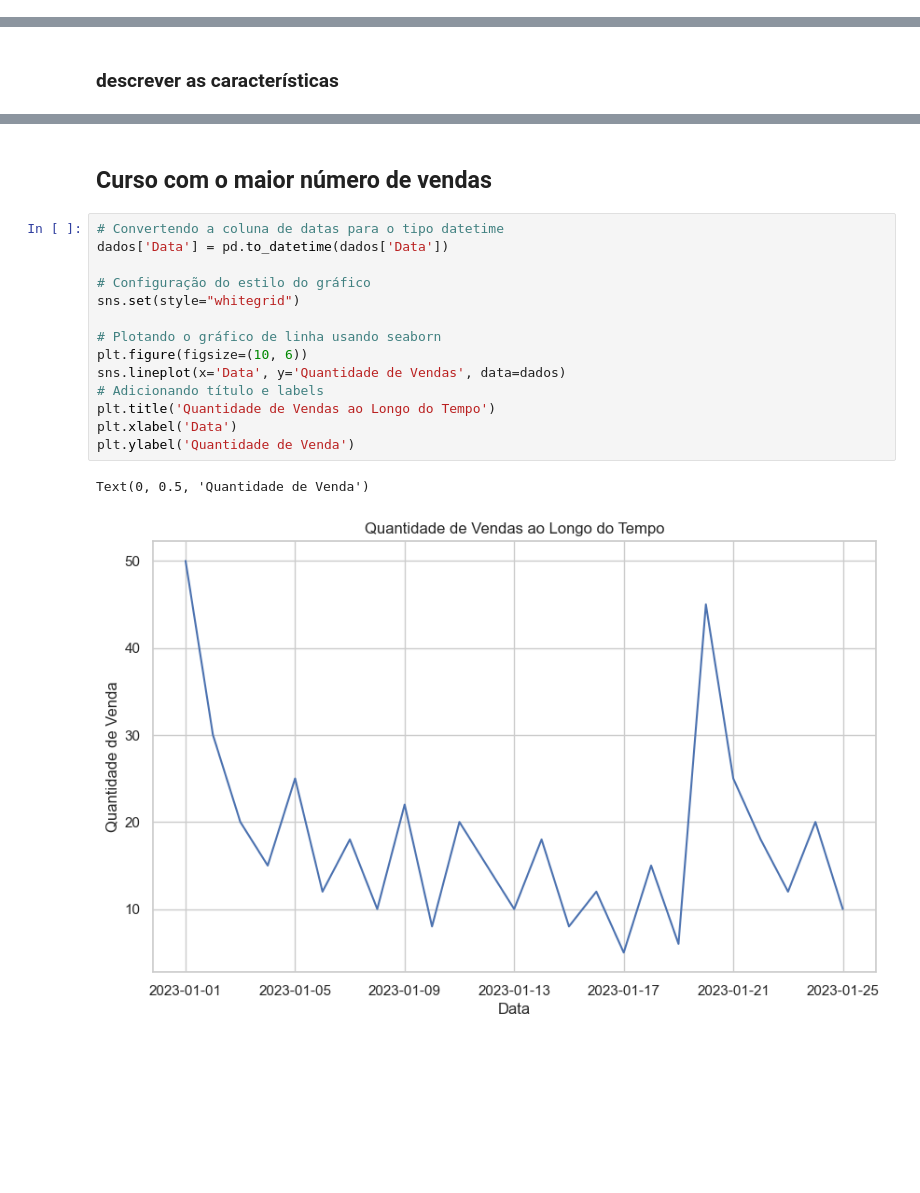
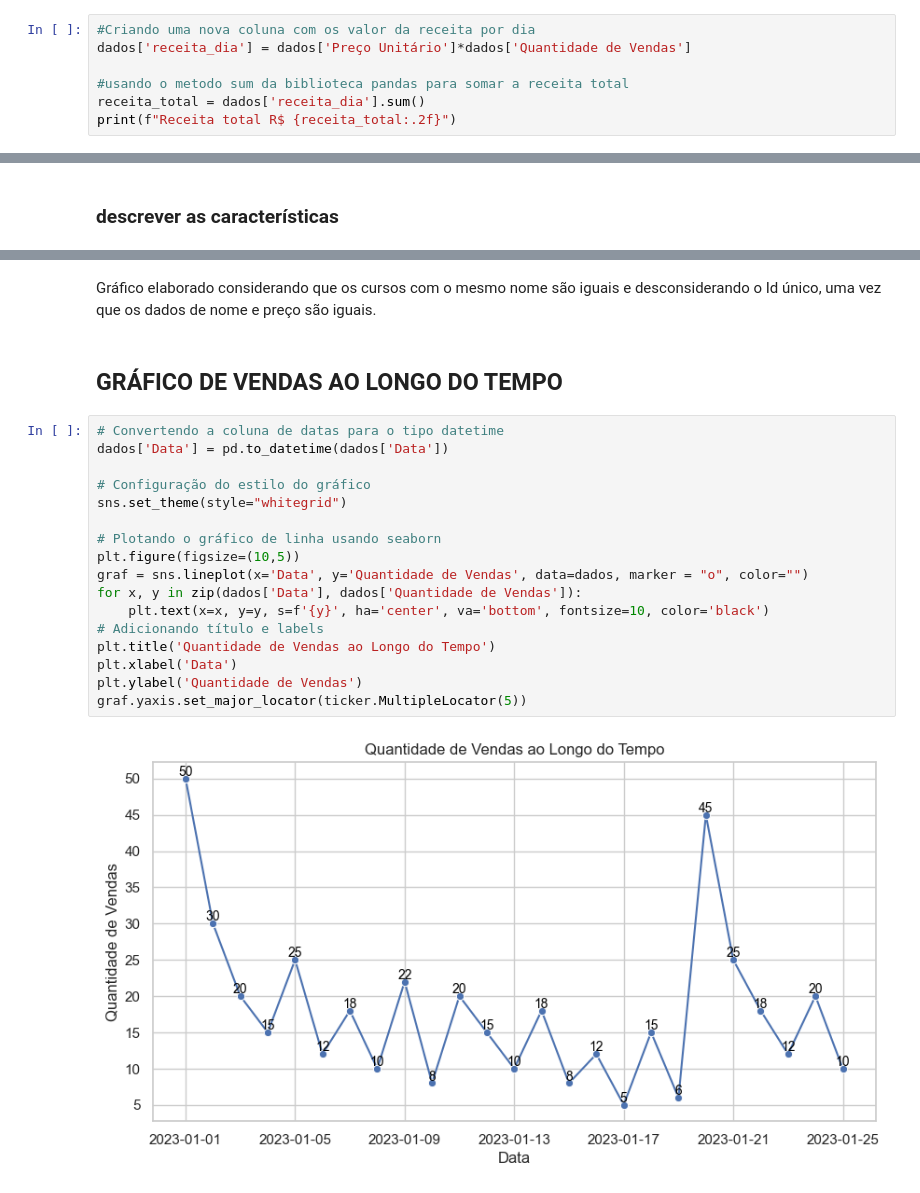
Before and after one commit to anakindinger/TrilhaDadosJR-JUN15, a Jupyter notebook: etl.ipynb, the cells around one changed output, grey strips where cells are left out. Cells and saved outputs as stored; diff of their text form; blank space fills up the shorter version.

Commit message:
feat: criação de coluna de receita e soma do total

```diff
--- a/etl.ipynb
+++ b/etl.ipynb
@@ -42,0 +45,7 @@ memory usage: 1.1+ KB
+# %%
+#Criando uma nova coluna com os valor da receita por dia
+dados['receita_dia'] = dados['Preço Unitário']*dados['Quantidade de Vendas']
+
+#usando o metodo sum da biblioteca pandas para somar a receita total
+receita_total = dados['receita_dia'].sum()
+print(f"Receita total R$ {receita_total:.2f}")
@@ -57,19 +72,23 @@ Passing `palette` without assigning `hue` is deprecated and will be removed in v
-# %% [markdown]
-## Curso com o maior número de vendas
+# %% [markdown]
+Gráfico elaborado considerando que os cursos com o mesmo nome são iguais e desconsiderando o Id único, uma vez que os dados de nome e preço são iguais.
+# %% [markdown]
+## GRÁFICO DE VENDAS AO LONGO DO TEMPO
 # %%
 # Convertendo a coluna de datas para o tipo datetime
 dados['Data'] = pd.to_datetime(dados['Data'])
 
 # Configuração do estilo do gráfico
-sns.set(style="whitegrid")
+sns.set_theme(style="whitegrid")
 
 # Plotando o gráfico de linha usando seaborn
-plt.figure(figsize=(10, 6))
-sns.lineplot(x='Data', y='Quantidade de Vendas', data=dados)
+plt.figure(figsize=(10,5))
+graf = sns.lineplot(x='Data', y='Quantidade de Vendas', data=dados, marker = "o", color="")
+for x, y in zip(dados['Data'], dados['Quantidade de Vendas']):
+    plt.text(x=x, y=y, s=f'{y}', ha='center', va='bottom', fontsize=10, color='black')
 # Adicionando título e labels
 plt.title('Quantidade de Vendas ao Longo do Tempo')
 plt.xlabel('Data')
-plt.ylabel('Quantidade de Venda')
+plt.ylabel('Quantidade de Vendas')
+graf.yaxis.set_major_locator(ticker.MultipleLocator(5))
 # %% [output]
-Text(0, 0.5, 'Quantidade de Venda')
-[figure, old version]
+[figure, new version]
```
Also changed, not shown: parts of 5 cells of this notebook.
